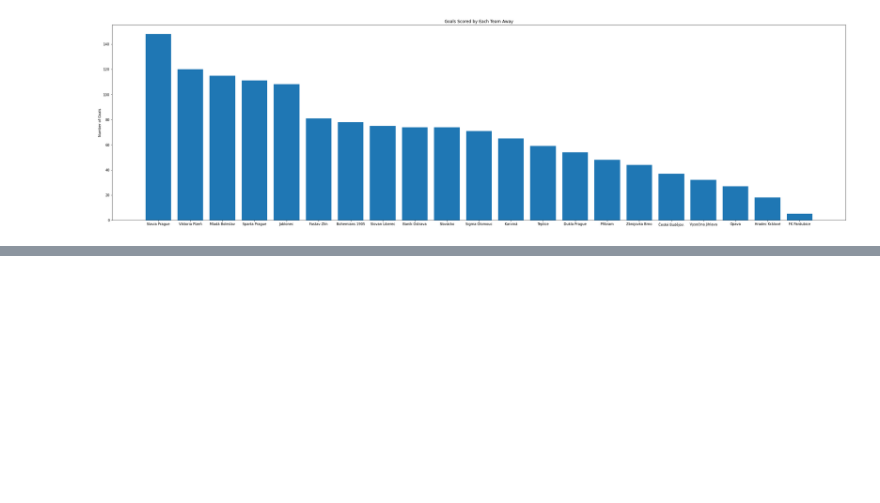
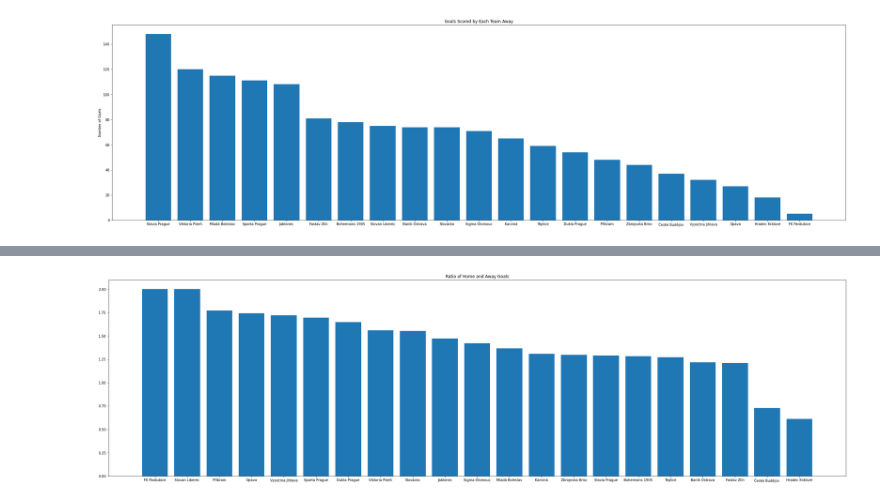
Before and after one commit to Johnymancvrk/Czech-Football-League, a Jupyter notebook: Teams_Cleaning&Analysis.ipynb, the cells around one changed output, grey strips where cells are left out. Saved outputs shown, nothing was run; the diff lists cells and outputs as text; code cells hidden in the pictures; blank space fills up the shorter version.

```diff
--- a/Teams_Cleaning&Analysis.ipynb
+++ b/Teams_Cleaning&Analysis.ipynb
@@ -30,7 +30,7 @@ scores
 # %% [markdown]
 As we can see, the data requires cleaning. We want to get rid of NaN values in the column "Score" so that we have only matches that have already been played. We also split the scores into two columns - home and away team goals to be able to do meaningful computations with the values. The columns "Notes" and "Match Report" can be dropped because they do not carry any useful information.
 # %%
-scores_nona = scores[scores['Score'].notna()]
+scores_nona = scores[scores['Score'].notna()].copy()
 scores_nona.loc[:, "Home Team Goals"] = scores_nona['Score'].astype(str).str[0].astype(int)
 scores_nona.loc[:, "Away Team Goals"] = scores_nona['Score'].astype(str).str[2].astype(int)
 scores_clean = scores_nona[["Date", "Weekday", "Time", "Home Team", "Away Team", "Home Team Goals", "Away Team Goals", "Venue", "Referee"]]
@@ -183,3 +173,7 @@ ax.set_title('Goals Scored by Each Team Away')
 plt.show()
 # %% [output]
 [figure]
+# %%
+goals_df["h/a_ratio"] = goals_df["Home Team Goals"] / goals_df["Away Team Goals"]
+goals_df_sortedby_haratio = goals_df.sort_values(by = "h/a_ratio", ascending = False)
+goals_df_sortedby_haratio
@@ -185,0 +198,8 @@ plt.show()
+# %%
+fig = plt.figure()
+ax = fig.add_axes([0,0,5,2])
+ax.bar(goals_df_sortedby_haratio["Team"], goals_df_sortedby_haratio["h/a_ratio"])
+ax.set_title('Ratio of Home and Away Goals')
+plt.show()
+# %% [output]
+[figure, added]
```
Also changed, not shown: parts of 12 cells of this notebook.
